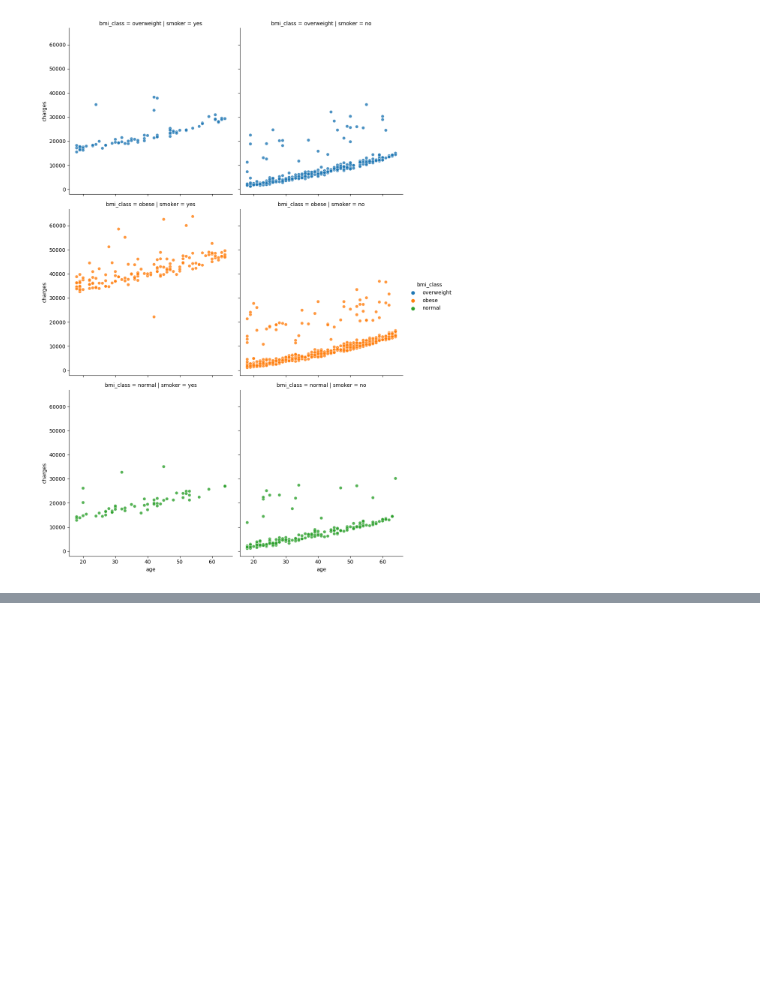
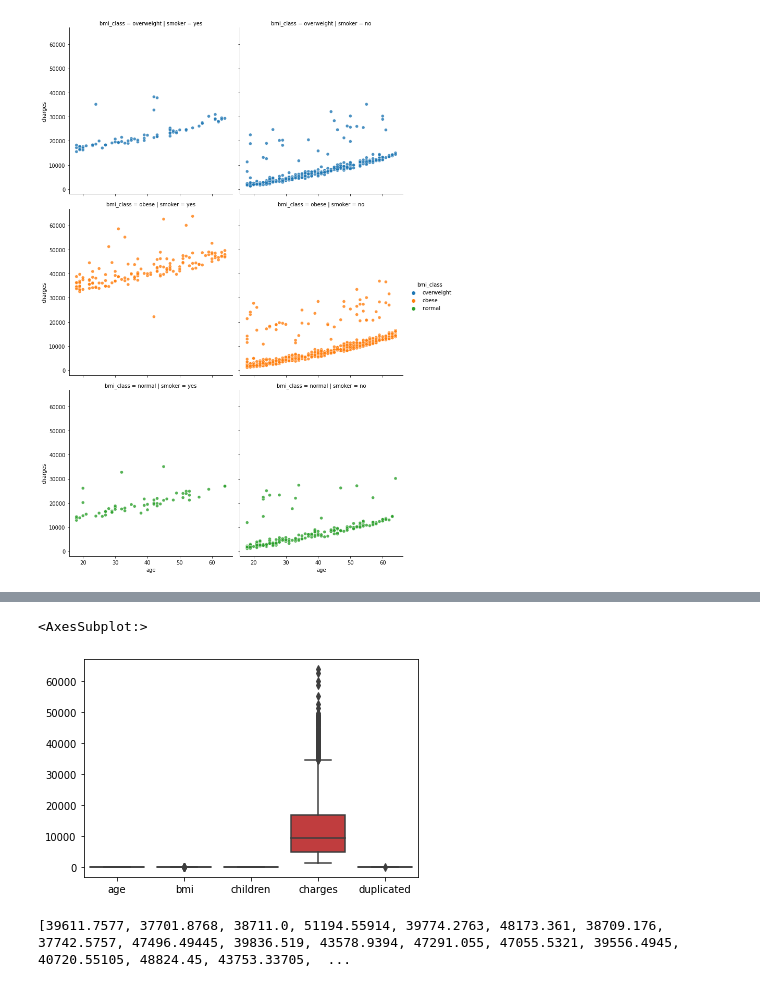
Before and after one commit to zoltarzol/brief_assur_aimant, a Jupyter notebook: Emad/analyse/analyse_Emad.ipynb, the cells around one changed output, grey strips where cells are left out. Saved outputs shown, nothing was run; the diff lists cells and outputs as text; code cells hidden in the pictures; blank space fills up the shorter version.

```diff
--- a/Emad/analyse/analyse_Emad.ipynb
+++ b/Emad/analyse/analyse_Emad.ipynb
@@ -191,0 +283,5 @@ sns.relplot(x='age', y='charges', data = data,
+# %%
+sns.boxplot(data)
+# %% [output]
+<AxesSubplot:>
+[figure, added]
@@ -191,0 +306,5 @@ sns.relplot(x='age', y='charges', data = data,
+# %%
+outlier_datapoints = detect_outlier(data['charges'])
+print(outlier_datapoints)
+# %% [output]
+[39611.7577, 37701.8768, 38711.0, 51194.55914, 39774.2763, 48173.361, 38709.176, 37742.5757, 47496.49445, 39836.519, 43578.9394, 47291.055, 47055.5321, 39556.4945, 40720.55105, 48824.45, 43753.33705,  ...
```
Also changed, not shown: parts of 22 cells of this notebook, 5 other files.
